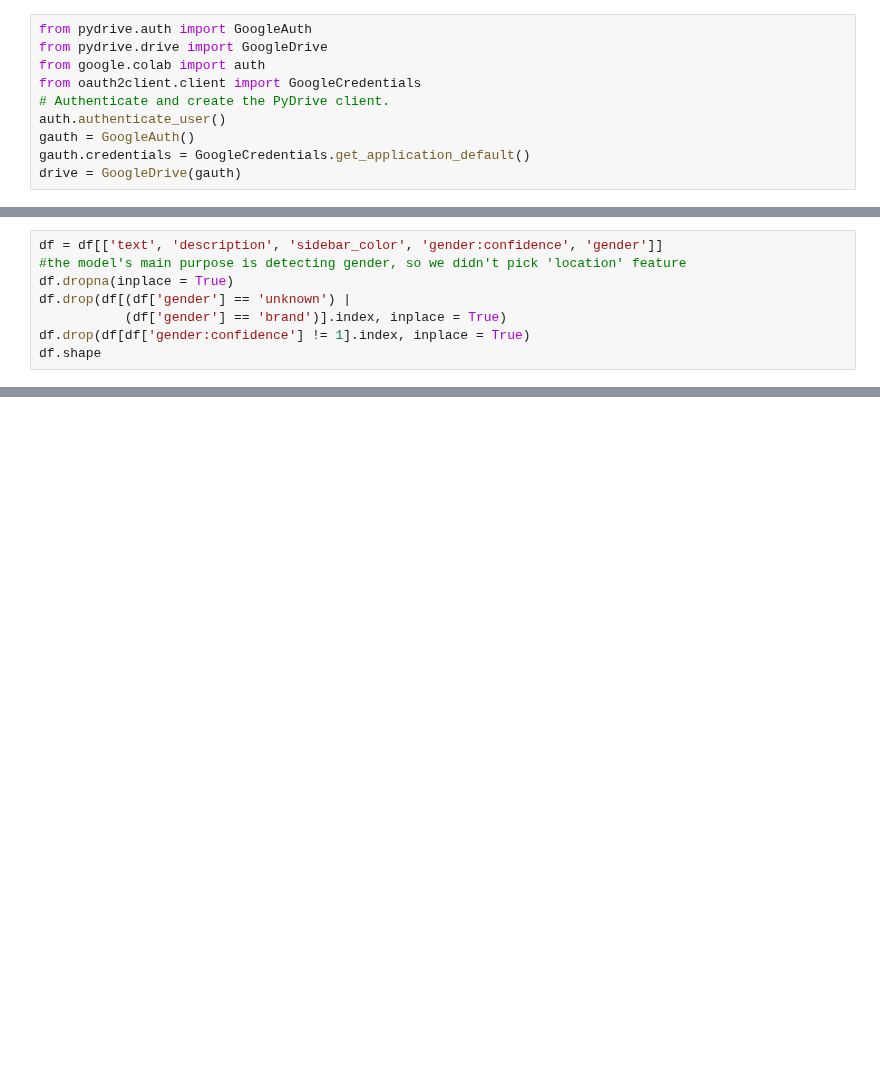
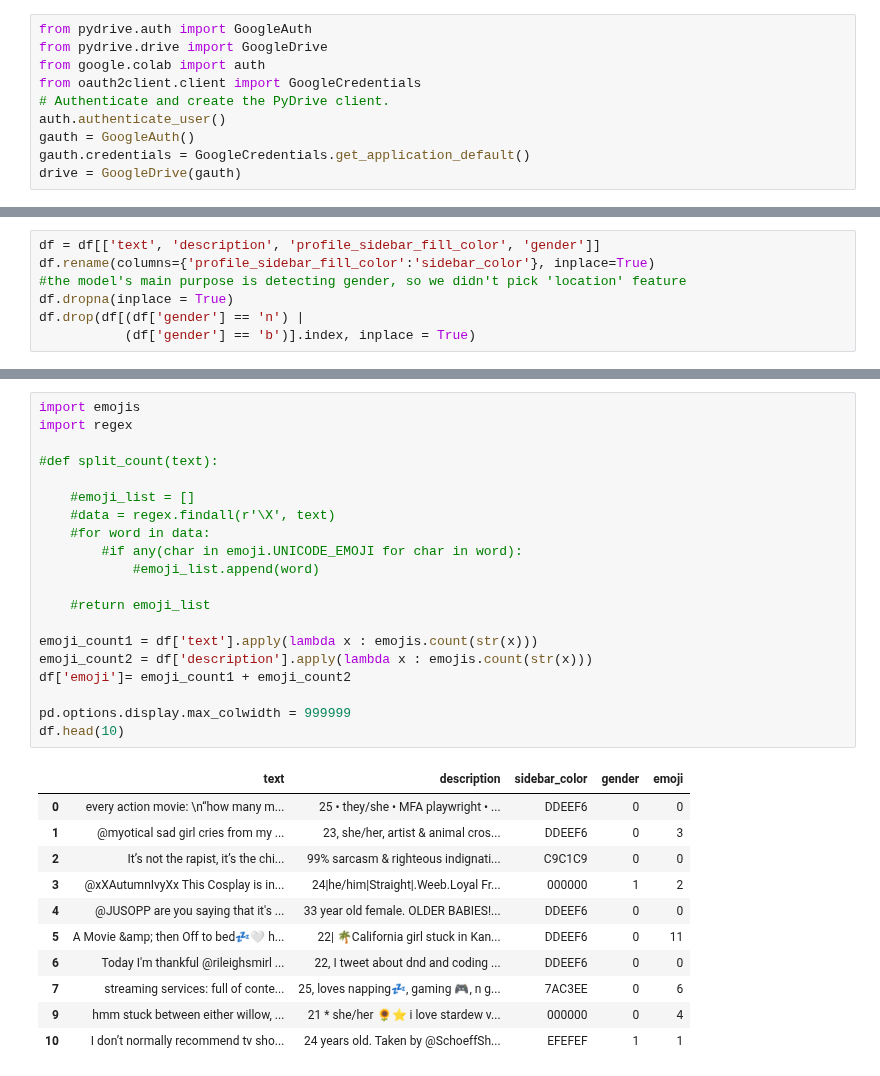
Before and after one commit to Liam-LT/NLP-TweetProfiler, a Jupyter notebook: Model1.ipynb, the cells around one changed output, grey strips where cells are left out. Drawn from its saved outputs; the diff is of its cells as text; blank space fills up the shorter version.

```diff
--- a/Model1.ipynb
+++ b/Model1.ipynb
@@ -98,8 +103,7 @@ df.shape
 # %%
-df = df[['text', 'description', 'sidebar_color', 'gender:confidence', 'gender']]
+df = df[['text', 'description', 'profile_sidebar_fill_color', 'gender']]
+df.rename(columns={'profile_sidebar_fill_color':'sidebar_color'}, inplace=True)
 #the model's main purpose is detecting gender, so we didn't pick 'location' feature
 df.dropna(inplace = True)
-df.drop(df[(df['gender'] == 'unknown') |
-           (df['gender'] == 'brand')].index, inplace = True)
-df.drop(df[df['gender:confidence'] != 1].index, inplace = True)
-df.shape
+df.drop(df[(df['gender'] == 'n') |
+           (df['gender'] == 'b')].index, inplace = True)
@@ -107,0 +117,32 @@ df.shape
+# %%
+import emojis
+import regex
+
+#def split_count(text):
+
+    #emoji_list = []
+    #data = regex.findall(r'\X', text)
+    #for word in data:
+        #if any(char in emoji.UNICODE_EMOJI for char in word):
+            #emoji_list.append(word)
+
+    #return emoji_list
+
+emoji_count1 = df['text'].apply(lambda x : emojis.count(str(x)))
+emoji_count2 = df['description'].apply(lambda x : emojis.count(str(x)))
+df['emoji']= emoji_count1 + emoji_count2
+
+pd.options.display.max_colwidth = 999999
+df.head(10)
+# %% [output]
+|  | text | description | sidebar_color | gender | emoji |
+| 0 | every action movie: \n“how many m... | 25 • they/she • MFA playwright • ... | DDEEF6 | 0 | 0 |
+| 1 | @myotical sad girl cries from my ... | 23, she/her, artist & animal cros... | DDEEF6 | 0 | 3 |
+| 2 | It’s not the rapist, it’s the chi... | 99% sarcasm & righteous indignati... | C9C1C9 | 0 | 0 |
+| 3 | @xXAutumnIvyXx This Cosplay is in... | 24|he/him|Straight|.Weeb.Loyal Fr... | 000000 | 1 | 2 |
+| 4 | @JUSOPP are you saying that it's ... | 33 year old female. OLDER BABIES!... | DDEEF6 | 0 | 0 |
+| 5 | A Movie &amp; then Off to bed💤🤍 h... | 22| 🌴California girl stuck in Kan... | DDEEF6 | 0 | 11 |
+| 6 | Today I'm thankful @rileighsmirl ... | 22, I tweet about dnd and coding ... | DDEEF6 | 0 | 0 |
+| 7 | streaming services: full of conte... | 25, loves napping💤, gaming 🎮, n g... | 7AC3EE | 0 | 6 |
+| 9 | hmm stuck between either willow, ... | 21 * she/her 🌻⭐️ i love stardew v... | 000000 | 0 | 4 |
+| 10 | I don’t normally recommend tv sho... | 24 years old. Taken by @SchoeffSh... | EFEFEF | 1 | 1 |
```
Also changed, not shown: parts of 27 cells of this notebook.
